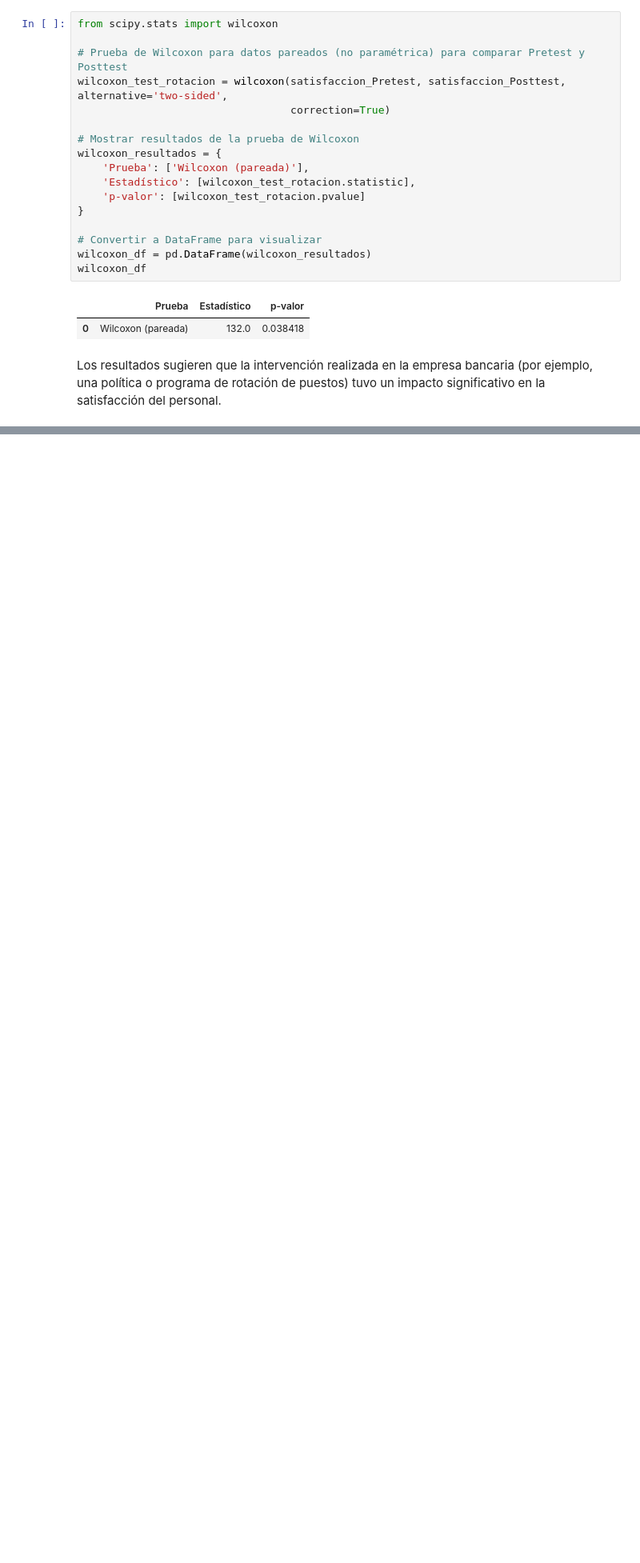
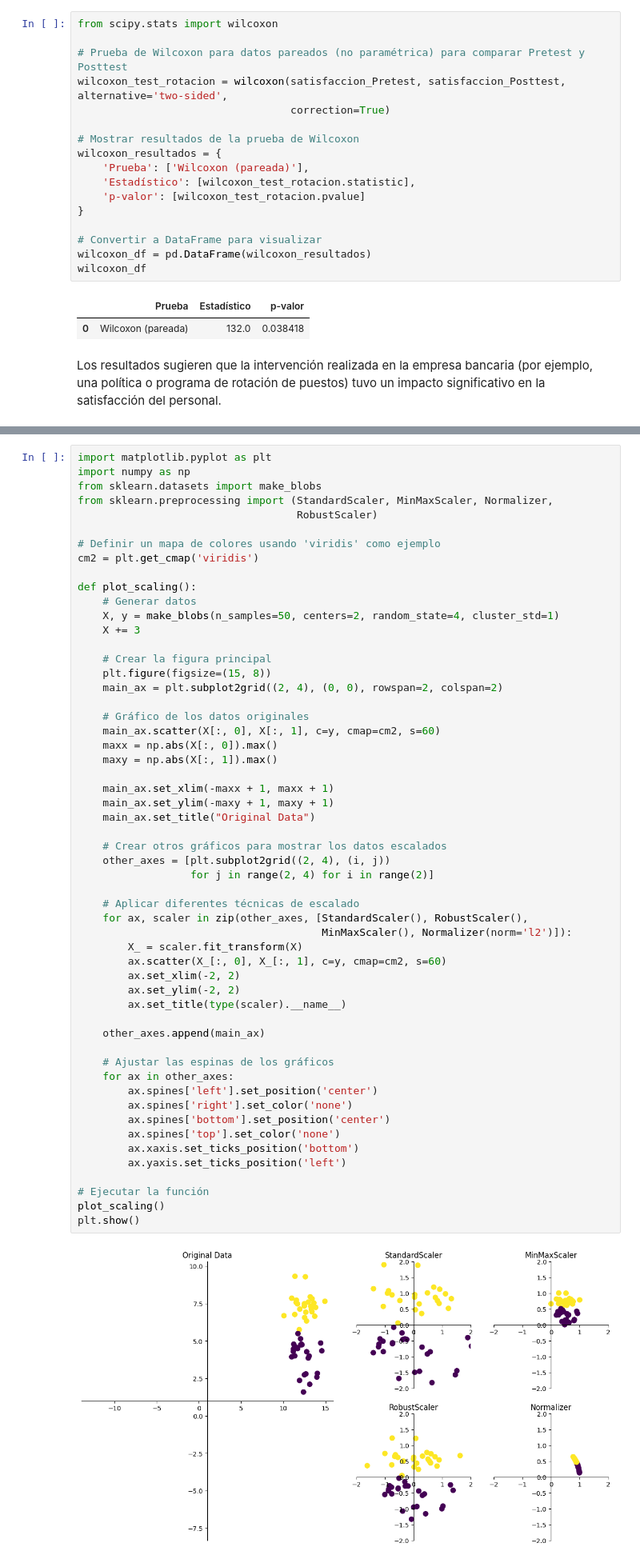
Before and after one commit to cdeoroaguado/jbook_ml202430, a Jupyter notebook: _sources/modulo_3.ipynb, the cells around one changed output, grey strips where cells are left out. Shown: that part at 80% size. Cells and saved outputs as stored; diff of their text form; blank space fills up the shorter version.

```diff
--- a/_sources/modulo_3.ipynb
+++ b/_sources/modulo_3.ipynb
@@ -1335,0 +1728,57 @@ Los resultados sugieren que la intervención realizada en la empresa bancaria (p
+# %%
+import matplotlib.pyplot as plt
+import numpy as np
+from sklearn.datasets import make_blobs
+from sklearn.preprocessing import (StandardScaler, MinMaxScaler, Normalizer,
+                                   RobustScaler)
+
+# Definir un mapa de colores usando 'viridis' como ejemplo
+cm2 = plt.get_cmap('viridis')
+
+def plot_scaling():
+    # Generar datos
+    X, y = make_blobs(n_samples=50, centers=2, random_state=4, cluster_std=1)
+    X += 3
+
+    # Crear la figura principal
+    plt.figure(figsize=(15, 8))
+    main_ax = plt.subplot2grid((2, 4), (0, 0), rowspan=2, colspan=2)
+
+    # Gráfico de los datos originales
+    main_ax.scatter(X[:, 0], X[:, 1], c=y, cmap=cm2, s=60)
+    maxx = np.abs(X[:, 0]).max()
+    maxy = np.abs(X[:, 1]).max()
+
+    main_ax.set_xlim(-maxx + 1, maxx + 1)
+    main_ax.set_ylim(-maxy + 1, maxy + 1)
+    main_ax.set_title("Original Data")
+
+    # Crear otros gráficos para mostrar los datos escalados
+    other_axes = [plt.subplot2grid((2, 4), (i, j))
+                  for j in range(2, 4) for i in range(2)]
+
+    # Aplicar diferentes técnicas de escalado
+    for ax, scaler in zip(other_axes, [StandardScaler(), RobustScaler(),
+                                       MinMaxScaler(), Normalizer(norm='l2')]):
+        X_ = scaler.fit_transform(X)
+        ax.scatter(X_[:, 0], X_[:, 1], c=y, cmap=cm2, s=60)
+        ax.set_xlim(-2, 2)
+        ax.set_ylim(-2, 2)
+        ax.set_title(type(scaler).__name__)
+
+    other_axes.append(main_ax)
+
+    # Ajustar las espinas de los gráficos
+    for ax in other_axes:
+        ax.spines['left'].set_position('center')
+        ax.spines['right'].set_color('none')
+        ax.spines['bottom'].set_position('center')
+        ax.spines['top'].set_color('none')
+        ax.xaxis.set_ticks_position('bottom')
+        ax.yaxis.set_ticks_position('left')
+
+# Ejecutar la función
+plot_scaling()
+plt.show()
+# %% [output]
+[figure, added]
```
Also changed, not shown: parts of 50 cells of this notebook, 5 other files.
